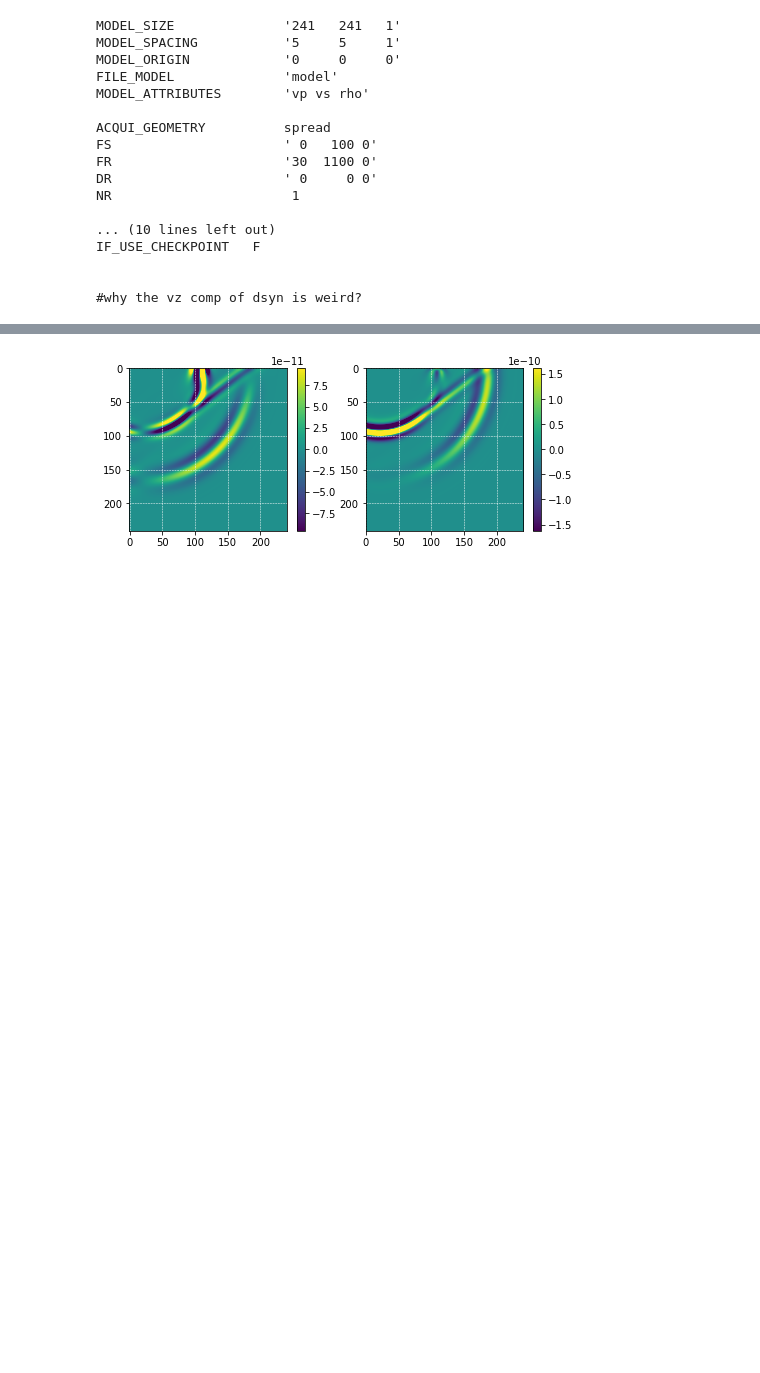
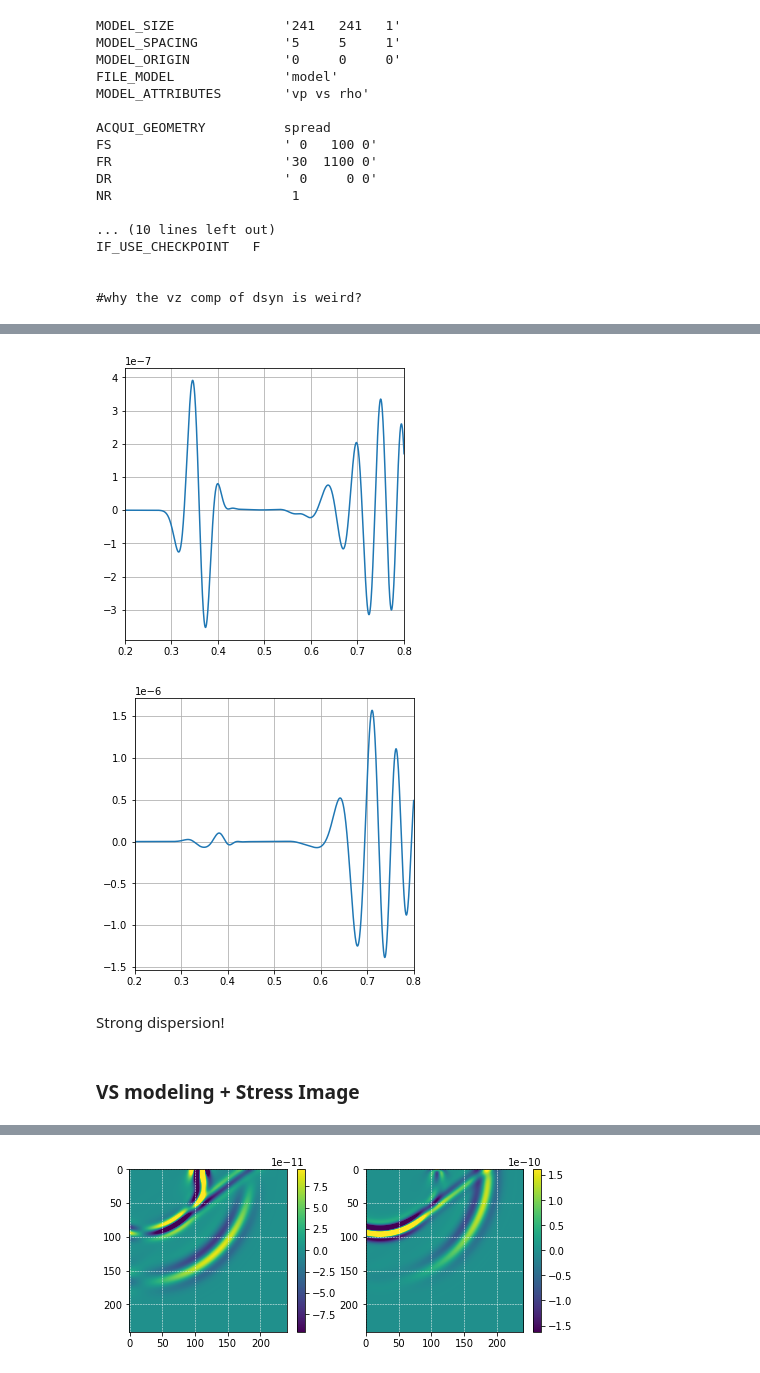
Before and after one commit to joeyartech/SeisJIMU, a Jupyter notebook: Demo/01_ForwardModeling_DAS_Freesurface/go.ipynb, the cells around one changed output, grey strips where cells are left out. Drawn from its saved outputs; the diff is of its cells as text; code cells hidden in the pictures; blank space fills up the shorter version.

```diff
--- a/Demo/01_ForwardModeling_DAS_Freesurface/go.ipynb
+++ b/Demo/01_ForwardModeling_DAS_Freesurface/go.ipynb
@@ -135,3 +201,18 @@ IF_USE_CHECKPOINT   F
+# %%
+trs=read_su('res_VS/Ru_Shot0001.su',n=(3,nt))*rho
+
+plt.figure(figsize=(5,5))
+plt.plot(t,trs[:,1]); plt.xlim([0.2,0.8]); plt.grid()
+
+plt.figure(figsize=(5,5))
+plt.plot(t,trs[:,0]); plt.xlim([0.2,0.8]); plt.grid()
+# %% [output]
+[figure, added]
+[figure, added]
+# %% [markdown]
+Strong dispersion!
+# %% [markdown]
+### VS modeling + Stress Image
 # %%
 !cp setup_default2 setup
 !echo "SCOMP        vx" >> setup
```
Also changed, not shown: parts of 22 cells of this notebook, 7 other files.
